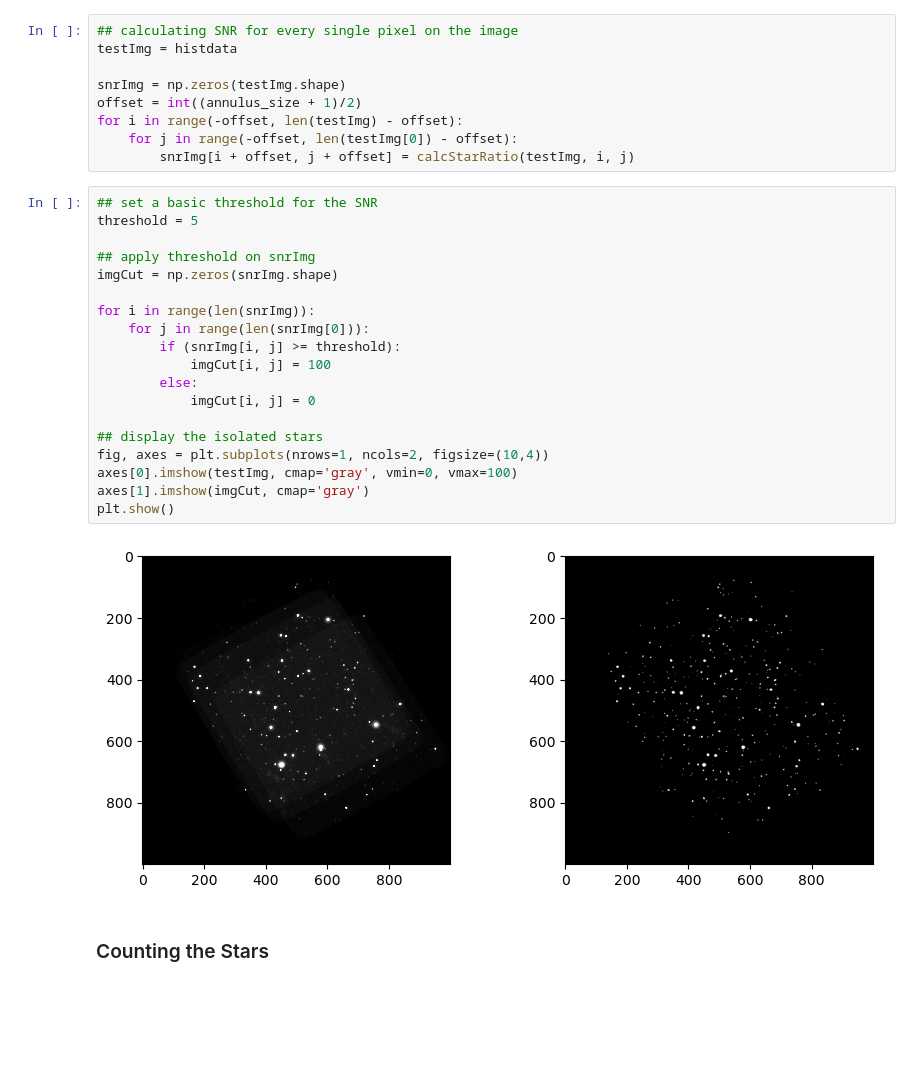
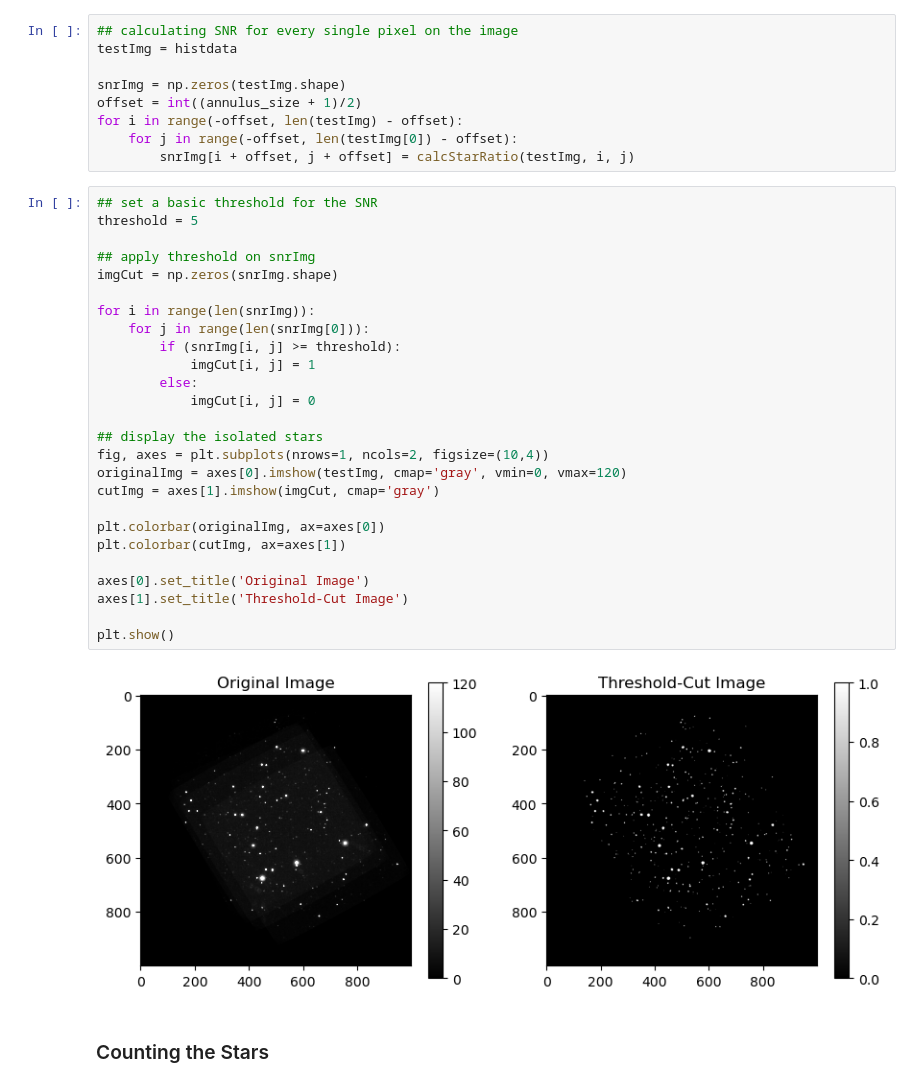
Before and after one commit to saphiooo/counting_stars, a Jupyter notebook: swift_uvot_events.ipynb, the cells around one changed output. Saved outputs shown, nothing was run; the diff lists cells and outputs as text; blank space fills up the shorter version.

```diff
--- a/swift_uvot_events.ipynb
+++ b/swift_uvot_events.ipynb
@@ -248,24 +252,31 @@ for i in range(-offset, len(testImg) - offset):
 # %%
 ## set a basic threshold for the SNR
 threshold = 5
 
 ## apply threshold on snrImg
 imgCut = np.zeros(snrImg.shape)
 
 for i in range(len(snrImg)):
     for j in range(len(snrImg[0])):
         if (snrImg[i, j] >= threshold):
-            imgCut[i, j] = 100
+            imgCut[i, j] = 1
         else:
             imgCut[i, j] = 0
 
 ## display the isolated stars
 fig, axes = plt.subplots(nrows=1, ncols=2, figsize=(10,4))
-axes[0].imshow(testImg, cmap='gray', vmin=0, vmax=100)
-axes[1].imshow(imgCut, cmap='gray')
+originalImg = axes[0].imshow(testImg, cmap='gray', vmin=0, vmax=120)
+cutImg = axes[1].imshow(imgCut, cmap='gray')
+
+plt.colorbar(originalImg, ax=axes[0])
+plt.colorbar(cutImg, ax=axes[1])
+
+axes[0].set_title('Original Image')
+axes[1].set_title('Threshold-Cut Image')
+
 plt.show()
 # %% [output]
-[figure, old version]
+[figure, new version]
 # %% [markdown]
 ### Counting the Stars
 # %%
```
Also changed, not shown: parts of 7 cells of this notebook.
